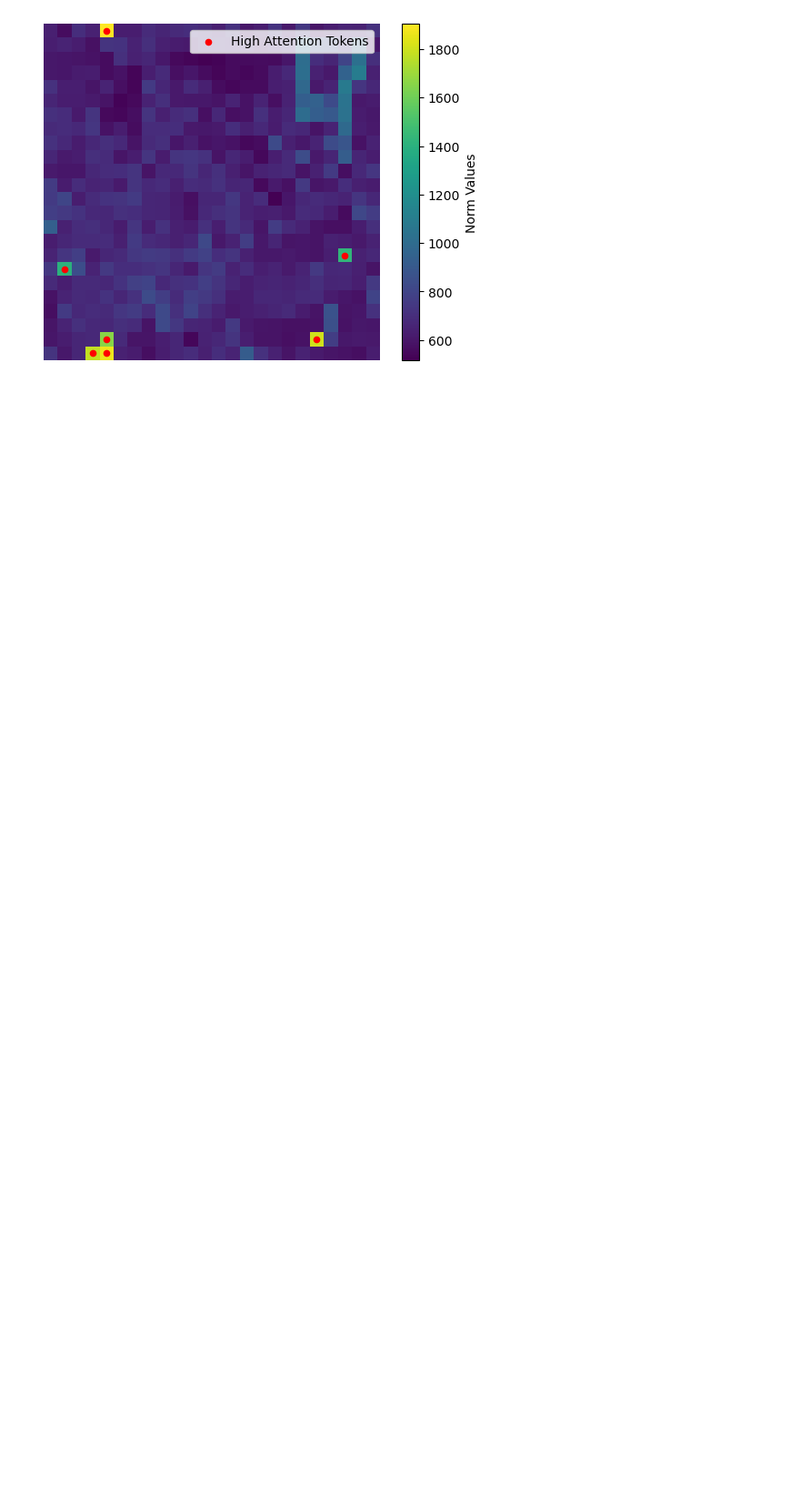
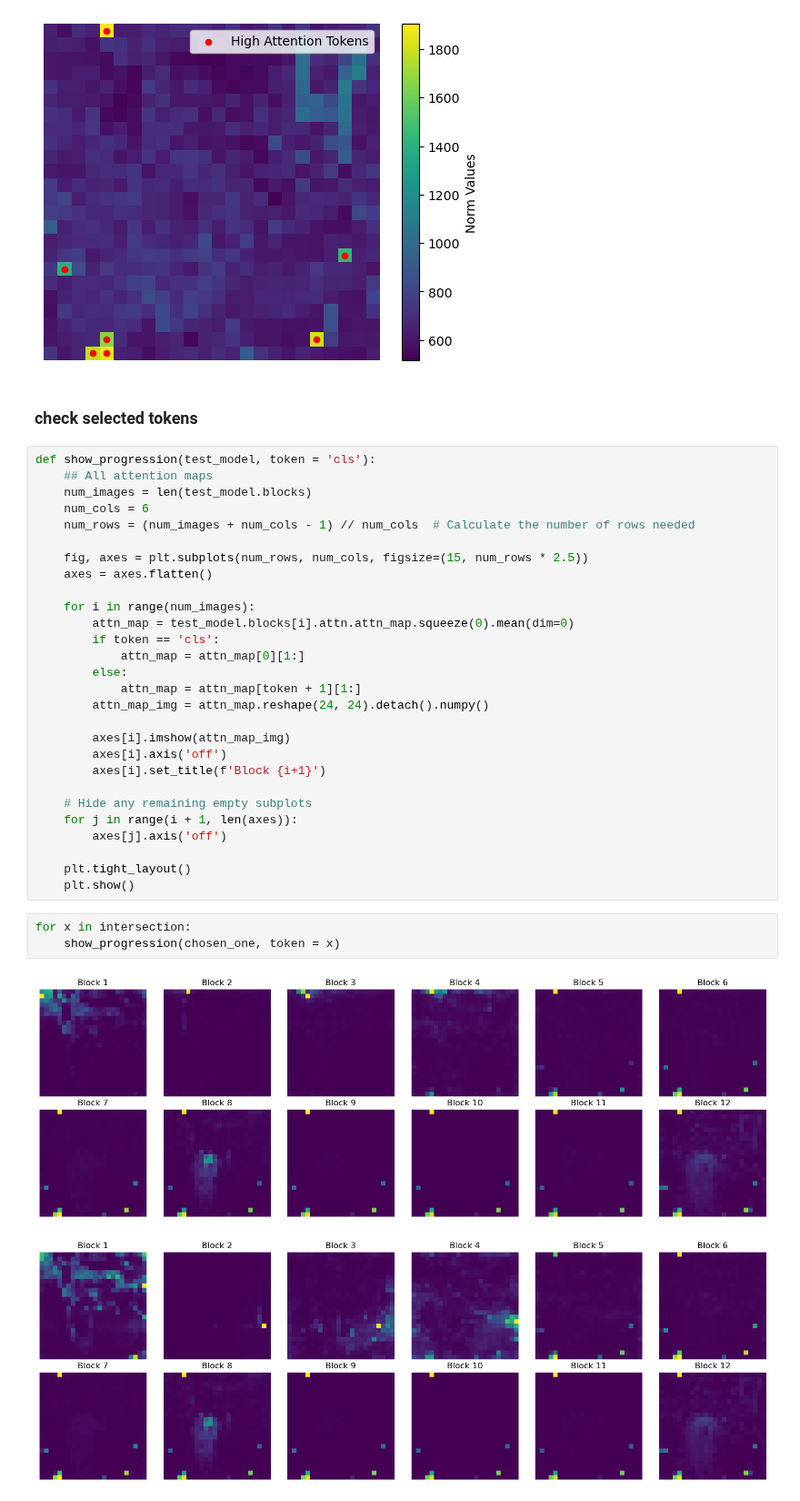
Before and after one commit to azywot/fact, a Jupyter notebook: DEIT-III/notebook.ipynb, the cells around one changed output. Shown at 91% size. Saved outputs shown, nothing was run; the diff lists cells and outputs as text; blank space fills up the shorter version.

Commit message:
now progression works

```diff
--- a/DEIT-III/notebook.ipynb
+++ b/DEIT-III/notebook.ipynb
@@ -277,3 +277,39 @@ plt.legend(loc='upper right')
 plt.show()
 # %% [output]
 [figure]
+# %% [markdown]
+### check selected tokens
+# %%
+def show_progression(test_model, token = 'cls'):
+    ## All attention maps
+    num_images = len(test_model.blocks)
+    num_cols = 6
+    num_rows = (num_images + num_cols - 1) // num_cols  # Calculate the number of rows needed
+
+    fig, axes = plt.subplots(num_rows, num_cols, figsize=(15, num_rows * 2.5))
+    axes = axes.flatten()
+
+    for i in range(num_images):
+        attn_map = test_model.blocks[i].attn.attn_map.squeeze(0).mean(dim=0)
+        if token == 'cls':
+            attn_map = attn_map[0][1:]
+        else:
+            attn_map = attn_map[token + 1][1:]
+        attn_map_img = attn_map.reshape(24, 24).detach().numpy()
+
+        axes[i].imshow(attn_map_img)
+        axes[i].axis('off')
+        axes[i].set_title(f'Block {i+1}')
+
+    # Hide any remaining empty subplots
+    for j in range(i + 1, len(axes)):
+        axes[j].axis('off')
+
+    plt.tight_layout()
+    plt.show()
+# %%
+for x in intersection:
+    show_progression(chosen_one, token = x)
+# %% [output]
+[figure, added]
+[figure, added]
```
Also changed, not shown: parts of 3 cells of this notebook.
